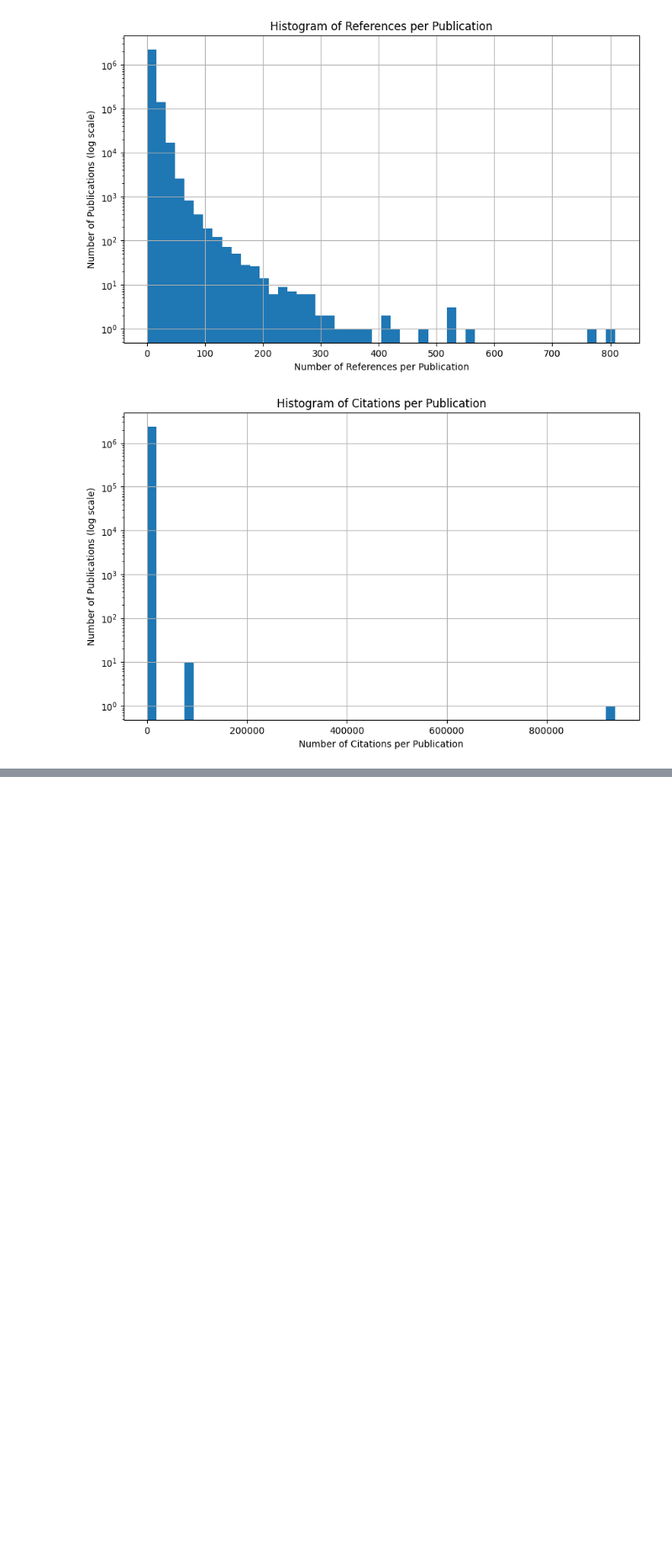
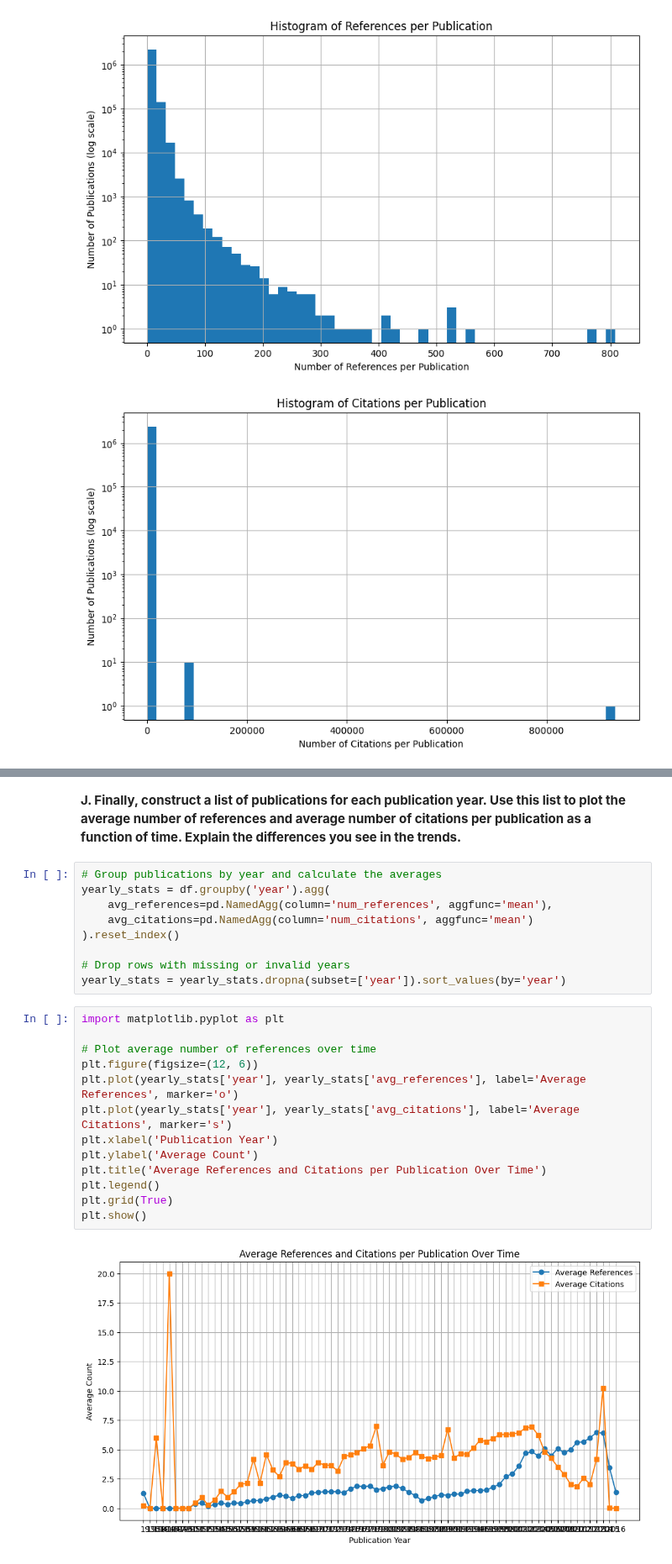
Before and after one commit to HalgasAdrian/CS5230-Coursework, a Jupyter notebook: PA4 Q1.ipynb, the cells around one changed output, grey strips where cells are left out. Shown at 84% size. Drawn from its saved outputs; the diff is of its cells as text; blank space fills up the shorter version.

```diff
--- a/PA4 Q1.ipynb
+++ b/PA4 Q1.ipynb
@@ -355,0 +505,26 @@ plt.show()
+# %% [markdown]
+**J. Finally, construct a list of publications for each publication year. Use this list to plot the average number of references and average number of citations per publication as a function of time. Explain the differences you see in the trends.**
+# %%
+# Group publications by year and calculate the averages
+yearly_stats = df.groupby('year').agg(
+    avg_references=pd.NamedAgg(column='num_references', aggfunc='mean'),
+    avg_citations=pd.NamedAgg(column='num_citations', aggfunc='mean')
+).reset_index()
+
+# Drop rows with missing or invalid years
+yearly_stats = yearly_stats.dropna(subset=['year']).sort_values(by='year')
+# %%
+import matplotlib.pyplot as plt
+
+# Plot average number of references over time
+plt.figure(figsize=(12, 6))
+plt.plot(yearly_stats['year'], yearly_stats['avg_references'], label='Average References', marker='o')
+plt.plot(yearly_stats['year'], yearly_stats['avg_citations'], label='Average Citations', marker='s')
+plt.xlabel('Publication Year')
+plt.ylabel('Average Count')
+plt.title('Average References and Citations per Publication Over Time')
+plt.legend()
+plt.grid(True)
+plt.show()
+# %% [output]
+[figure, added]
```
Also changed, not shown: parts of 13 cells of this notebook.
